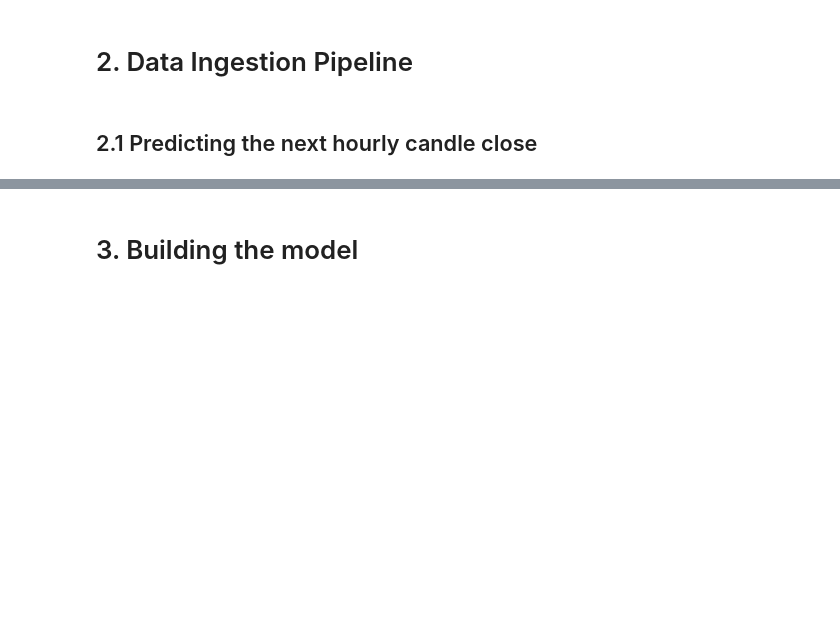
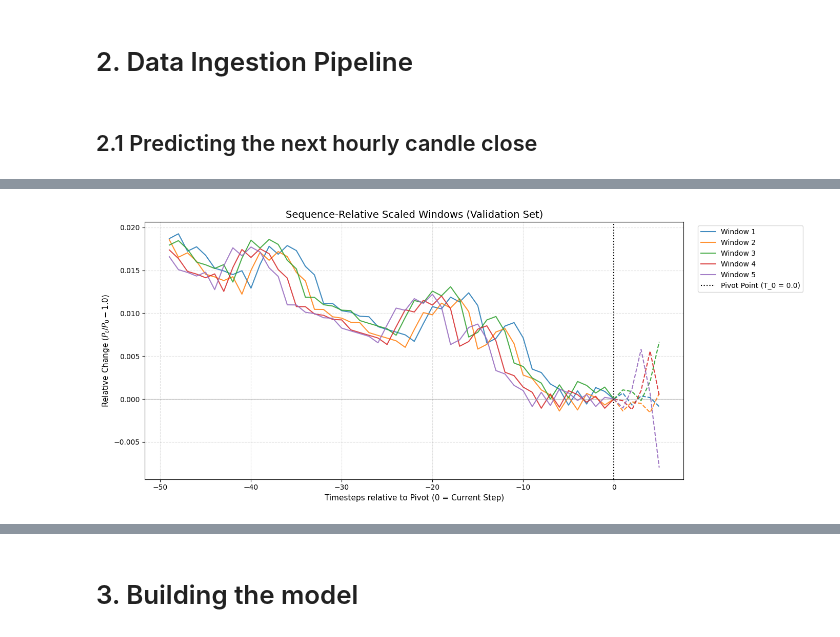
Before and after one commit to barofrx-svg/github_AI_DeepLearning, a Jupyter notebook: nasdaq_forecast/OnlyClosePrediction.ipynb, the cells around one changed output, grey strips where cells are left out. Cells and saved outputs as stored; diff of their text form; code cells hidden in the pictures; blank space fills up the shorter version.

```diff
--- a/nasdaq_forecast/OnlyClosePrediction.ipynb
+++ b/nasdaq_forecast/OnlyClosePrediction.ipynb
@@ -173,0 +254,47 @@ test_df = test_df.map(split_window)
+# %%
+
+
+# 1. Grab the first batch of (X, y) windows from your validation pipeline
+for x_batch, y_batch in val_df_win_rebase.take(10):
+    x_windows = x_batch.numpy()  # shape: (batch_size, 60, 1)
+    y_windows = y_batch.numpy()  # shape: (batch_size, 5)
+    break
+
+# 2. Plot several sample windows to inspect the shapes
+plt.figure(figsize=(14, 6))
+
+input_len = x_windows.shape[1]
+pred_len = y_windows.shape[1]
+
+# Timeline indices
+t_input = np.arange(-input_len + 1, 1)   # e.g., -59 to 0
+t_target = np.arange(1, pred_len + 1)    # e.g., 1 to 5
+
+num_samples_to_plot = 5  # plot first 5 windows in the batch
+
+for i in range(num_samples_to_plot):
+    # Historical input curve
+    history = x_windows[i, :, 0]
+    # Future target path
+    future = y_windows[i, :]
+
+    # Plot input history
+    line = plt.plot(t_input, history, alpha=0.85, label=f"Window {i+1}")
+    color = line[0].get_color()
+
+    # Plot 5-day future target path as a dashed line continuing from 0.0
+    plt.plot(np.append(0, t_target), np.append(0, future),
+             linestyle="--", color=color, alpha=0.9)
+
+plt.axvline(0, color="black", linestyle=":", linewidth=1.5, label="Pivot Point (T_0 = 0.0)")
+plt.axhline(0, color="gray", linestyle="-", linewidth=0.8, alpha=0.5)
+
+plt.title("Sequence-Relative Scaled Windows (Validation Set)", fontsize=14)
+plt.xlabel("Timesteps relative to Pivot (0 = Current Step)", fontsize=11)
+plt.ylabel("Relative Change $(P_t / P_0 - 1.0)$", fontsize=11)
+plt.grid(True, linestyle="--", alpha=0.4)
+plt.legend(bbox_to_anchor=(1.02, 1), loc="upper left")
+plt.tight_layout()
+plt.show()
+# %% [output]
+[figure, added]
```
Also changed, not shown: parts of 53 cells of this notebook, 3 other files.
